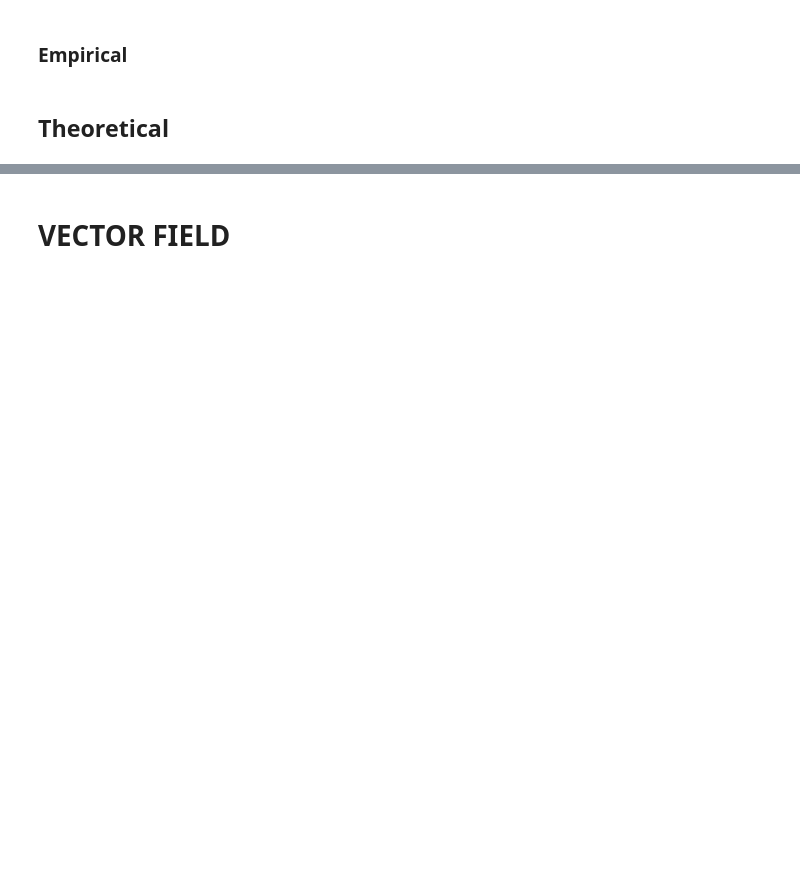
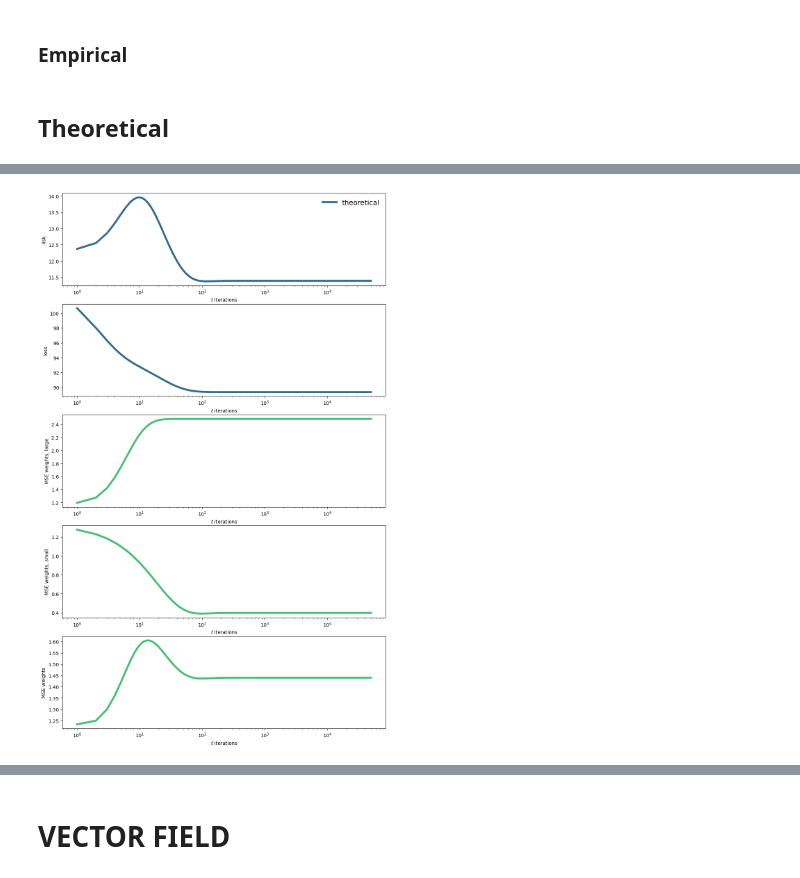
Before and after one commit to filipekstrm/early_stopping_double_descent, a Jupyter notebook: notebooks/high_dim_dynamics.ipynb, the cells around one changed output, grey strips where cells are left out. Drawn from its saved outputs; the diff is of its cells as text; code cells hidden in the pictures; blank space fills up the shorter version.

Commit message:
Adding theoretical model to experiment code

```diff
--- a/notebooks/high_dim_dynamics.ipynb
+++ b/notebooks/high_dim_dynamics.ipynb
@@ -384,2 +579,74 @@ plt.show()
+# %%
+risks = np.array(risks_teo)
+losses = np.array(losses_teo)
+risks_w = np.row_stack(mse_weights_teo)
+
+cmap = matplotlib.cm.get_cmap('viridis')
+colorList = [cmap(50/1000), cmap(350/1000), cmap(700/1000)]
+labelList = ['empirical', 'theoretical']
+
+extra_axs = 2
+fig, ax = plt.subplots(3 + extra_axs, 1, figsize=(12,12 + 4 * extra_axs))
+
+ax[0].set_xscale('log')
+ax[0].plot(geo_samples, risks[geo_samples],
+        color=colorList[1],
+        label=labelList[1],
+        lw=4)
+
+ax[0].legend(loc=1, bbox_to_anchor=(1, 1), fontsize='x-large',
+    frameon=False, fancybox=True, shadow=True, ncol=1)
+ax[0].set_ylabel('risk')
+ax[0].set_xlabel(r'$t$ iterations')
+
+ax[1].set_xscale('log')
+ax[1].plot(geo_samples, losses[geo_samples],
+        color=colorList[1],
+        label=labelList[1],
+        lw=4)
+
+ax[1].set_ylabel('loss')
+ax[1].set_xlabel(r'$t$ iterations')
+
+p = int(args.dim / 2)
+ax[2].set_xscale('log')
+ax[2].plot(geo_samples, risks_w[geo_samples, :p].mean(axis=-1),
+        color=colorList[2],
+        label=labelList[1],
+        lw=4)
+
+ax[2].set_ylabel('MSE weights, large')
+ax[2].set_xlabel(r'$t$ iterations')
+
+ax[3].set_xscale('log')
+ax[3].plot(geo_samples, risks_w[geo_samples, p:].mean(axis=-1),
+        color=colorList[2],
+        label=labelList[1],
+        lw=4)
+
+ax[3].set_ylabel('MSE weights, small')
+ax[3].set_xlabel(r'$t$ iterations')
+
+
+ax[-1].set_xscale('log')
+ax[-1].plot(geo_samples, risks_w[geo_samples, :].mean(axis=-1),
+        color=colorList[2],
+        label=labelList[1],
+        lw=4)
+
+ax[-1].set_ylabel('MSE weights')
+ax[-1].set_xlabel(r'$t$ iterations')
+
+
+#ax[0].set_ylim([9, 13])
+#ax[1].set_ylim([80, 105])
+#ax[2].set_ylim([1, 2.55])
+#ax[3].set_ylim([0.35, 1.05])
+#ax[4].set_ylim([1, 1.6])
+
+
+plt.show()
+# %% [output]
+[figure, added]
 # %%
 plt.plot(risks_teo[-2000:-1]) #MIIIIIHHH
```
Also changed, not shown: parts of 24 cells of this notebook, 7 other files.
